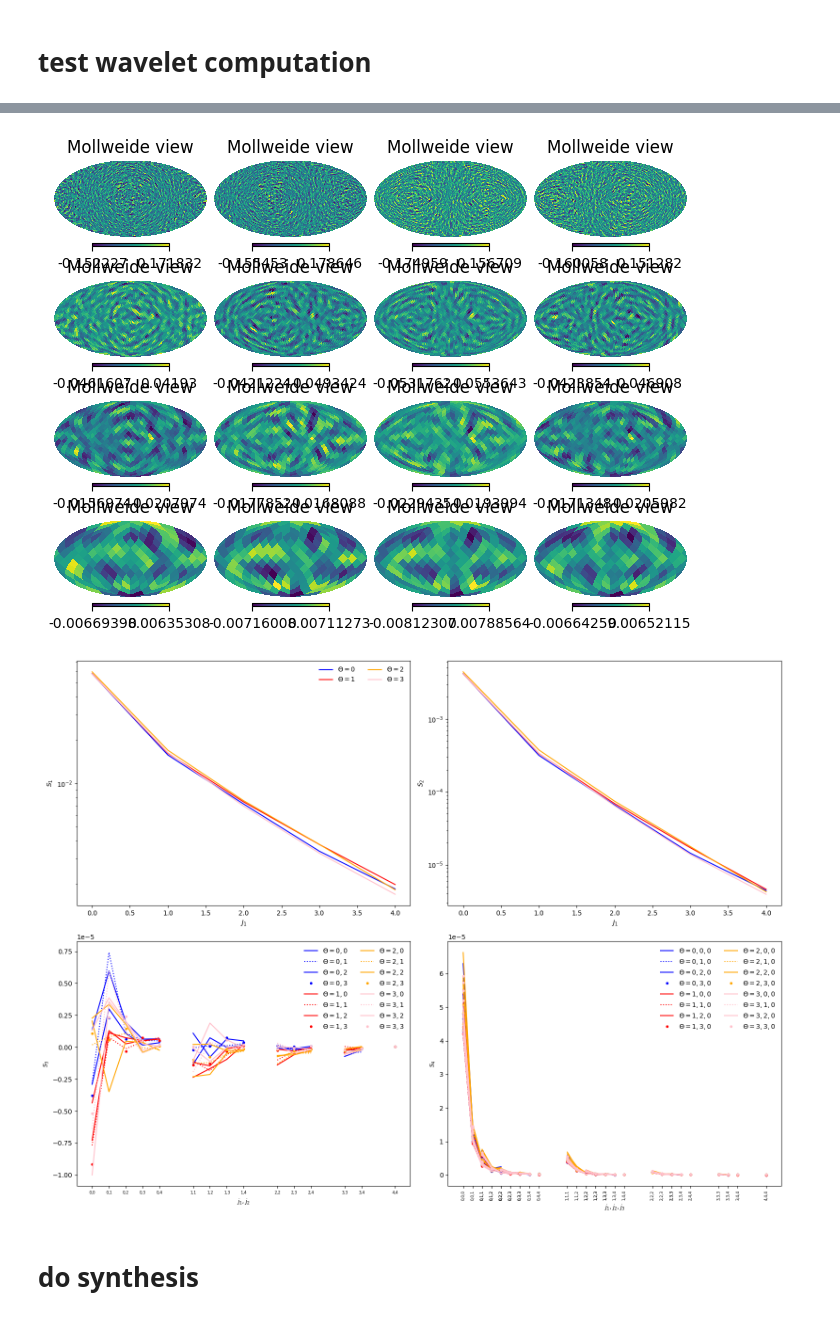
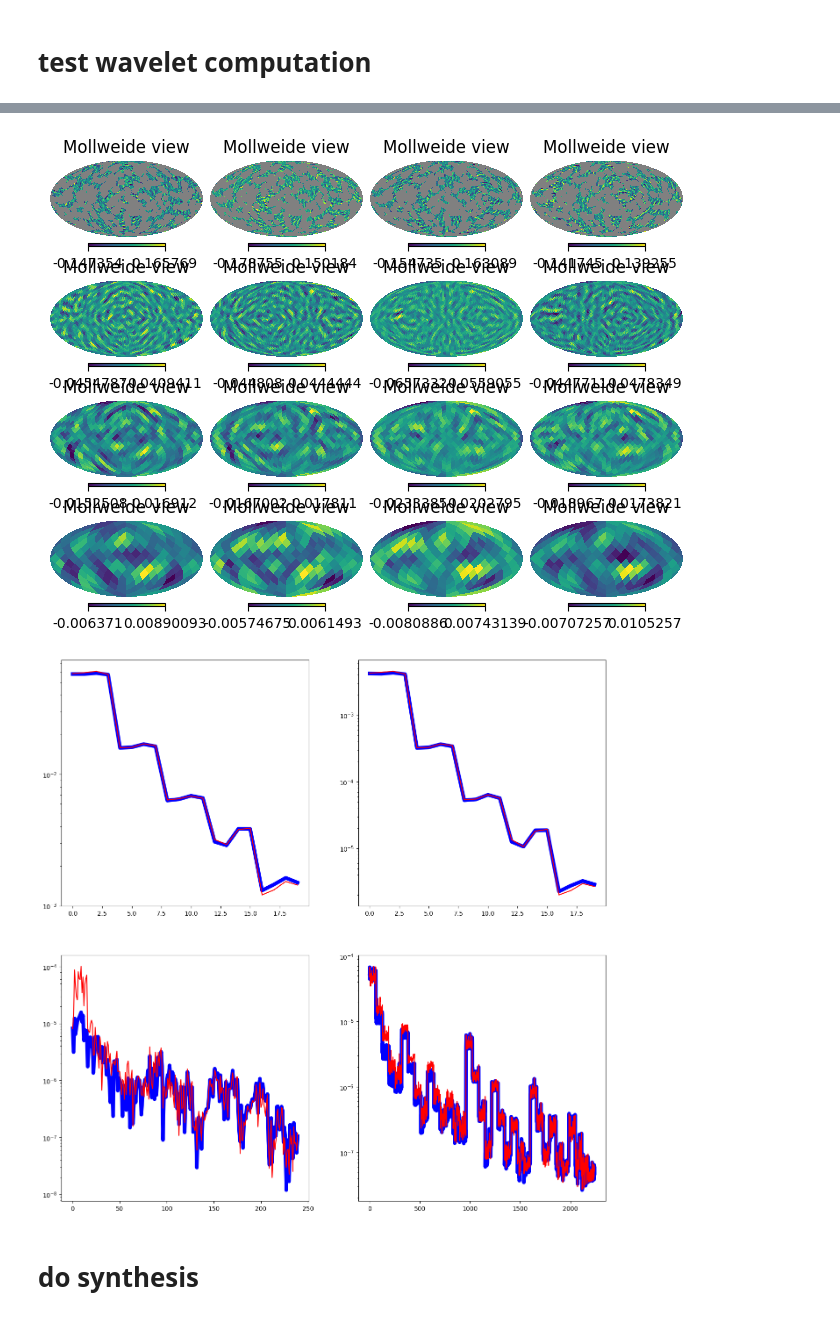
Before and after one commit to Eralys/STL_dev, a Jupyter notebook: STL_main/Certif_Healpix_Kernel_Torch/Certification_Notebook_Healpix_kernel.ipynb, the cells around one changed output, grey strips where cells are left out. Drawn from its saved outputs; the diff is of its cells as text; code cells hidden in the pictures.

```diff
--- a/STL_main/Certif_Healpix_Kernel_Torch/Certification_Notebook_Healpix_kernel.ipynb
+++ b/STL_main/Certif_Healpix_Kernel_Torch/Certification_Notebook_Healpix_kernel.ipynb
@@ -30,26 +30,52 @@ for k in range(4):
 # %%
-l_data=DataClass(im)
+tmp=im.copy()
+tmp[(np.random.rand(300)*12*nside**2).astype('int')]=np.nan
+
+def unan(x):
+    x[np.isnan(x)]=hp.UNSEEN
+    return x
+l_data=DataClass(tmp)
+
 for j in range(4):
     w_data = w_op.apply(l_data,j).array
     for k in range(4):
-        hp.mollview(w_data[k].cpu().numpy(),nest=True,hold=False,sub=(4,4,1+k+4*j))
+        hp.mollview(unan(w_data[k].cpu().numpy()),nest=True,hold=False,sub=(4,4,1+k+4*j))
 
     #l_data=w_op.apply_smooth(l_data,copy=True)
-    l_data=w_op.downsample(data,j+1)
+    l_data=w_op.nandownsample(l_data,j+1)
 # %% [output]
-[figure, old version]
+[figure, new version]
 # %%
-from ST_Operator import ST_Operator as STO
+from ST_Operator import ST_Operator as SO
 
 l_data=DataClass(im)
 
-st_op=STO(l_data)
+st_op=SO(l_data)
 
 st_data = st_op.apply(l_data)
+st_data_nan = st_op.apply(DataClass(tmp),use_NaN=True)
 # %%
-st_data.plot_coeff()
+plt.figure(figsize=(16,16))
+plt.subplot(2,2,1)
+plt.plot(st_data.S1.cpu().numpy().flatten(),color='b',lw=6)
+plt.plot(st_data_nan.S1.cpu().numpy().flatten(),color='r')
+plt.yscale('log')
+plt.subplot(2,2,2)
+plt.plot(st_data.S2.cpu().numpy().flatten(),color='b',lw=6)
+plt.plot(st_data_nan.S2.cpu().numpy().flatten(),color='r')
+plt.yscale('log')
+def r_nan(x):
+    return x[np.isfinite(x)]
+plt.subplot(2,2,3)
+plt.plot(r_nan(st_data.S3.abs().cpu().numpy().flatten()),color='b',lw=6)
+plt.plot(r_nan(st_data_nan.S3.abs().cpu().numpy().flatten()),color='r')
+plt.yscale('log')
+plt.subplot(2,2,4)
+plt.plot(r_nan(st_data.S4.cpu().numpy().flatten()),color='b',lw=6)
+plt.plot(r_nan(st_data_nan.S4.cpu().numpy().flatten()),color='r')
+plt.yscale('log')
 # %% [output]
-[figure, old version]
+[figure, new version]
 # %% [markdown]
 # do synthesis
 # %%
```
Also changed, not shown: parts of 9 cells of this notebook, 2 other files.
